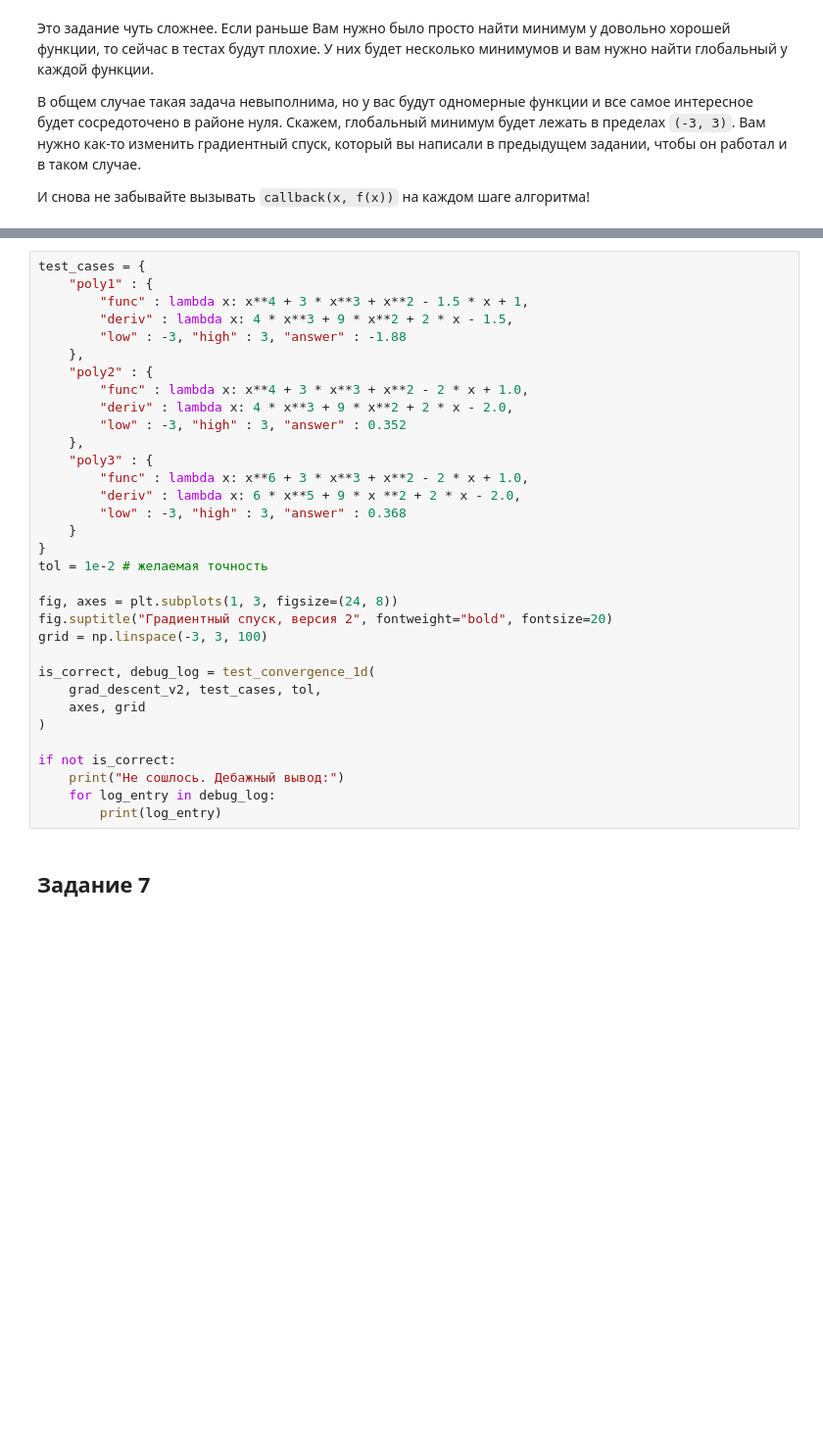
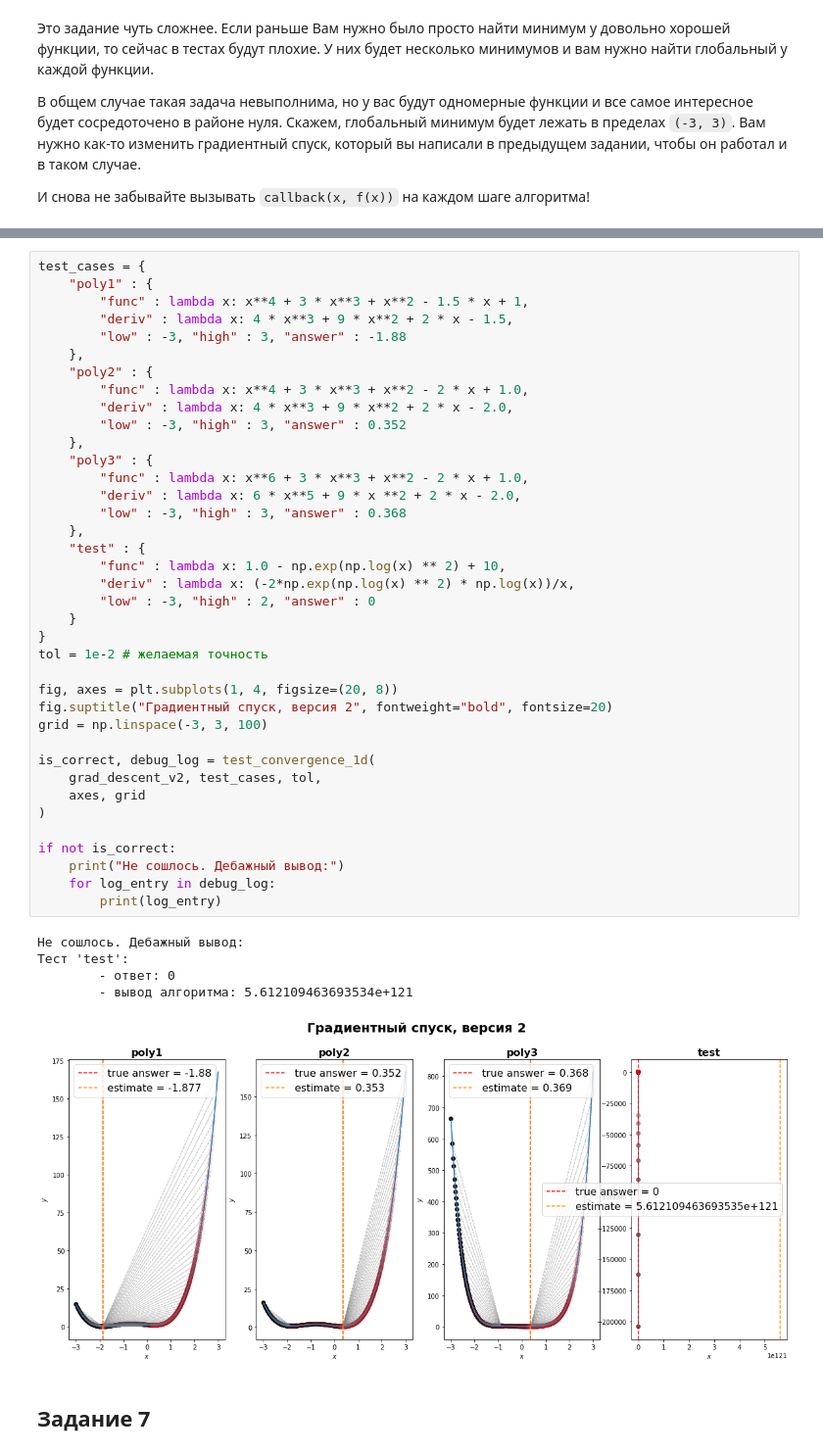
Before and after one commit to ctrlc0ctrlv/deep_learning_2018-19, a Jupyter notebook: [homework,_base]gradient.ipynb, the cells around one changed output, grey strips where cells are left out. Shown at 98% size. Drawn from its saved outputs; the diff is of its cells as text; blank space fills up the shorter version.

```diff
--- a/[homework,_base]gradient.ipynb
+++ b/[homework,_base]gradient.ipynb
@@ -360,34 +413,45 @@ test_cases = {
     "poly1" : {
         "func" : lambda x: x**4 + 3 * x**3 + x**2 - 1.5 * x + 1,
         "deriv" : lambda x: 4 * x**3 + 9 * x**2 + 2 * x - 1.5,
         "low" : -3, "high" : 3, "answer" : -1.88
     },
     "poly2" : {
         "func" : lambda x: x**4 + 3 * x**3 + x**2 - 2 * x + 1.0,
         "deriv" : lambda x: 4 * x**3 + 9 * x**2 + 2 * x - 2.0,
         "low" : -3, "high" : 3, "answer" : 0.352
     },
     "poly3" : {
         "func" : lambda x: x**6 + 3 * x**3 + x**2 - 2 * x + 1.0,
         "deriv" : lambda x: 6 * x**5 + 9 * x **2 + 2 * x - 2.0,
         "low" : -3, "high" : 3, "answer" : 0.368
+    },
+    "test" : {
+        "func" : lambda x: 1.0 - np.exp(np.log(x) ** 2) + 10,
+        "deriv" : lambda x: (-2*np.exp(np.log(x) ** 2) * np.log(x))/x,
+        "low" : -3, "high" : 2, "answer" : 0
     }
 }
 tol = 1e-2 # желаемая точность
 
-fig, axes = plt.subplots(1, 3, figsize=(24, 8))
+fig, axes = plt.subplots(1, 4, figsize=(20, 8))
 fig.suptitle("Градиентный спуск, версия 2", fontweight="bold", fontsize=20)
 grid = np.linspace(-3, 3, 100)
 
 is_correct, debug_log = test_convergence_1d(
     grad_descent_v2, test_cases, tol,
     axes, grid
 )
 
 if not is_correct:
     print("Не сошлось. Дебажный вывод:")
     for log_entry in debug_log:
         print(log_entry)
+# %% [output]
+Не сошлось. Дебажный вывод:
+Тест 'test':
+        - ответ: 0
+        - вывод алгоритма: 5.612109463693534e+121
+[figure, added]
 # %% [markdown]
 ## Задание 7 ##
 # %% [markdown]
```
Also changed, not shown: parts of 6 cells of this notebook.
